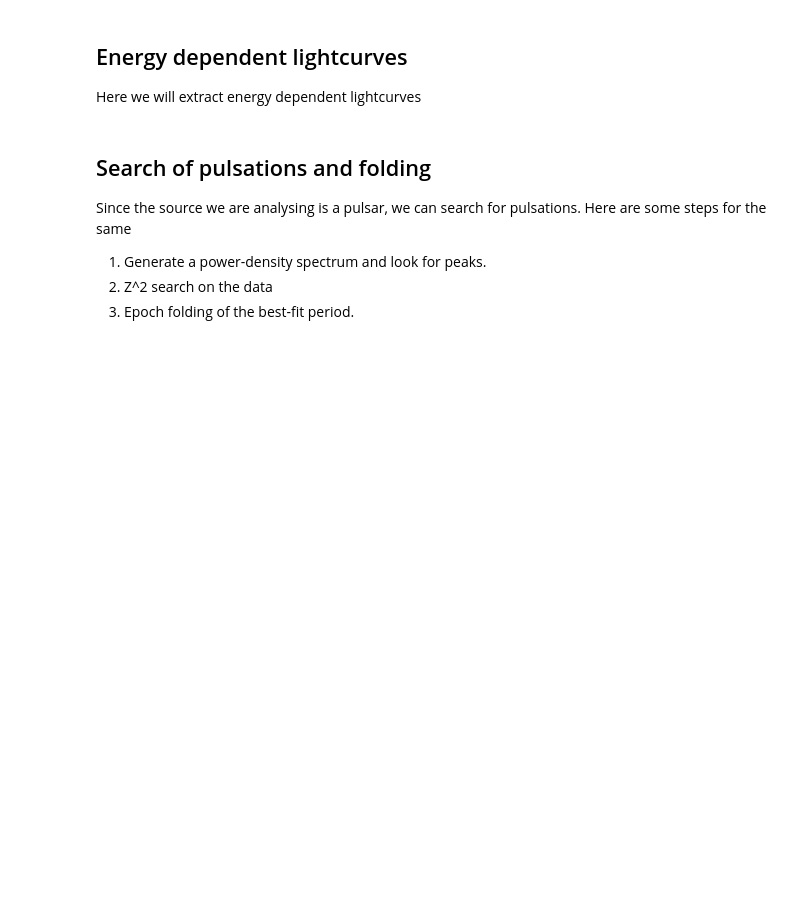
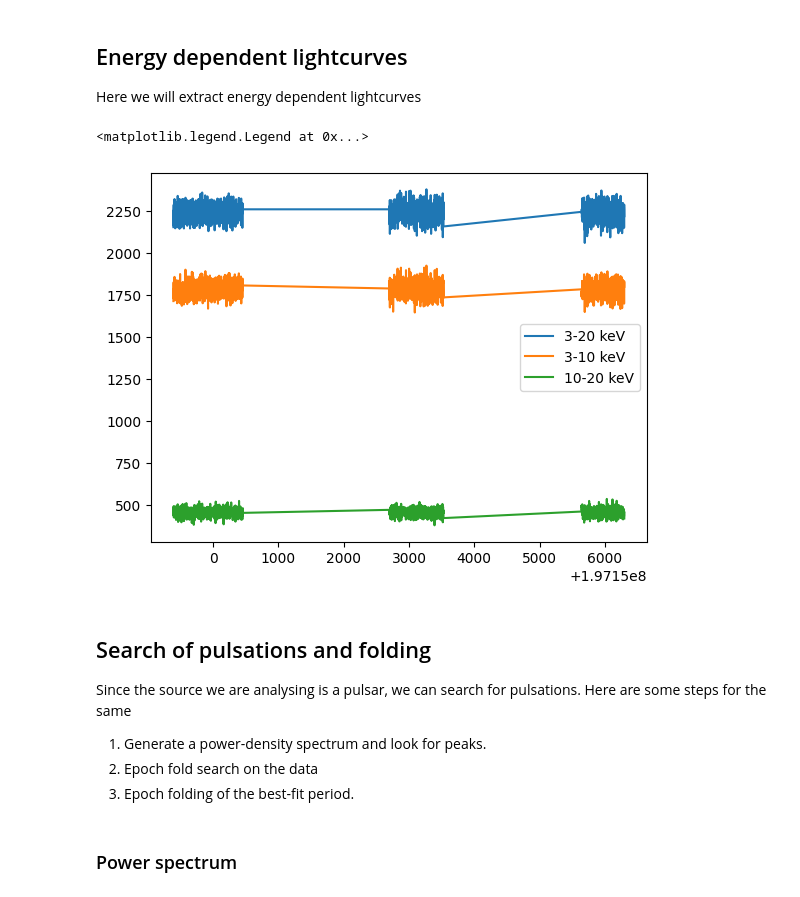
Before and after one commit to StingraySoftware/notebooks, a Jupyter notebook: LAXPC analysis/laxpc_analysis.ipynb, the cells around one changed output. Saved outputs shown, nothing was run; the diff lists cells and outputs as text; code cells hidden in the pictures; blank space fills up the shorter version.

```diff
--- a/LAXPC analysis/laxpc_analysis.ipynb
+++ b/LAXPC analysis/laxpc_analysis.ipynb
@@ -90,12 +92,12 @@ Now the light curve for each Unit is well behaved. We also see slightly differen
 
 In this we will extract based on a single layer and all layers for a particular unit and compare the lightcurves
 # %%
-layer1_unit2 = unit2.apply_mask((unit2.layer==1))
-lc_layer1_unit2 = layer1_unit2.to_lc(dt=1)
-lc_layer1_unit2.apply_gtis()
+unit2_layer1 = unit2.apply_mask((unit2.layer==1))
+lc_unit2_layer1 = unit2_layer1.to_lc(dt=1)
+lc_unit2_layer1.apply_gtis()
 
 plt.plot(lc_unit2.time, lc_unit2.counts, label="All layers")
-plt.plot(lc_layer1_unit2.time, lc_layer1_unit2.counts, label='Layer 1')
+plt.plot(lc_unit2_layer1.time, lc_unit2_layer1.counts, label='Layer 1')
 plt.legend()
 # %% [output]
 <matplotlib.legend.Legend at 0x...>
@@ -105,14 +107,32 @@ plt.legend()
 
 Here we will extract energy dependent lightcurves
 # %%
-unit2_layer1_soft = unit2_layer1.filter_energy_range([6,10])
+unit2_layer1_soft = unit2_layer1.filter_energy_range([3,10])
 unit2_layer1_hard = unit2_layer1.filter_energy_range([10,20])
 unit2_layer1_full = unit2_layer1.filter_energy_range([3,20])
+
+
+soft_lc = unit2_layer1_soft.to_lc(1)
+hard_lc = unit2_layer1_hard.to_lc(1)
+full_lc = unit2_layer1_full.to_lc(1)
+soft_lc.apply_gtis()
+hard_lc.apply_gtis()
+full_lc.apply_gtis()
+
+plt.plot(full_lc.time, full_lc.counts, label="3-20 keV")
+plt.plot(soft_lc.time, soft_lc.counts, label="3-10 keV")
+plt.plot(hard_lc.time, hard_lc.counts, label="10-20 keV")
+plt.legend()
+# %% [output]
+<matplotlib.legend.Legend at 0x...>
+[figure, added]
 # %% [markdown]
 ## Search of pulsations and folding
 
 Since the source we are analysing is a pulsar, we can search for pulsations. Here are some steps for the same
 
 1. Generate a power-density spectrum and look for peaks.
-2. Z^2 search on the data
+2. Epoch fold search on the data
 3. Epoch folding of the best-fit period.
+# %% [markdown]
+### Power spectrum
```
Also changed, not shown: parts of 8 cells of this notebook.
